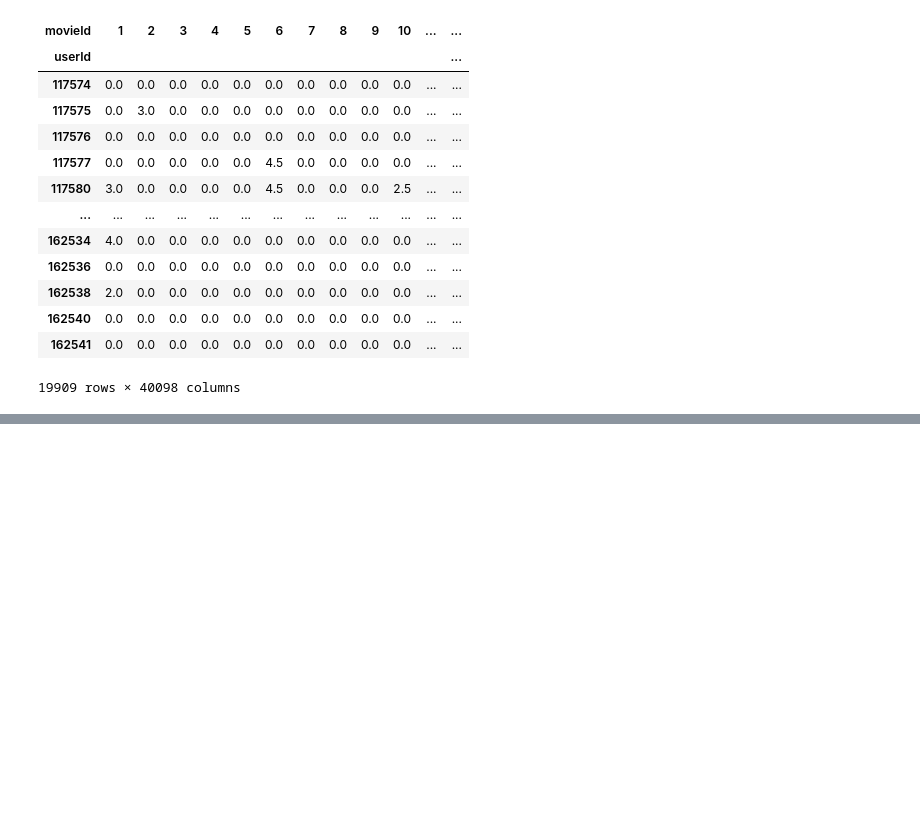
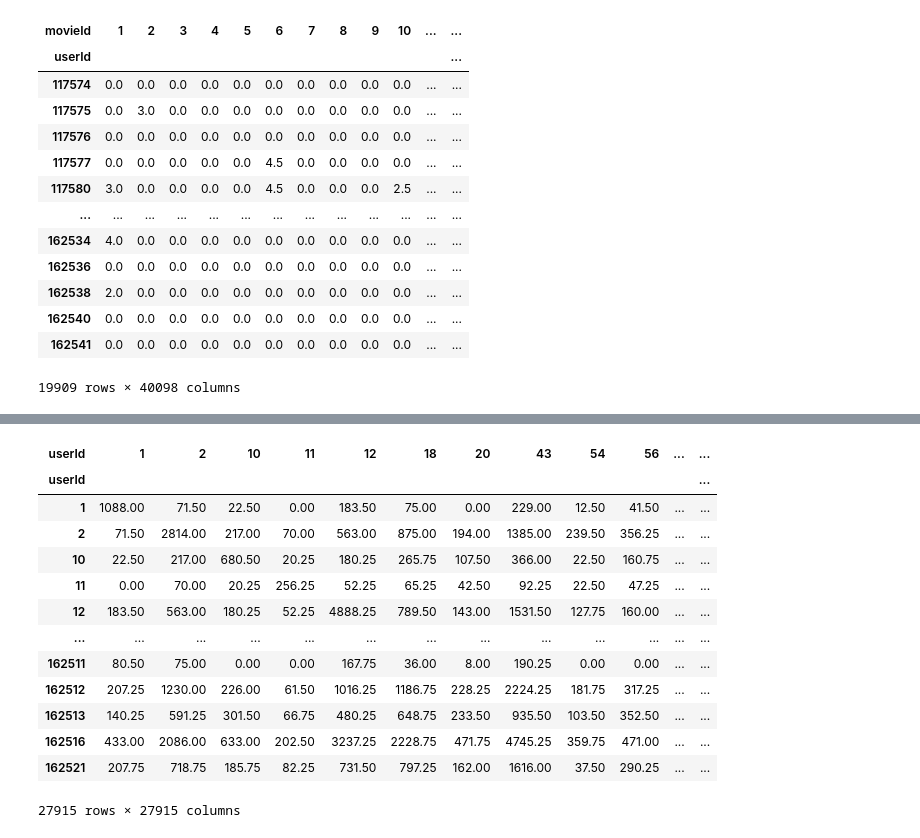
Before and after one commit to mskim94/Matrix_Factorization, a Jupyter notebook: Untitled.ipynb, the cells around one changed output, grey strips where cells are left out. Drawn from its saved outputs; the diff is of its cells as text; code cells hidden in the pictures; blank space fills up the shorter version.

```diff
--- a/Untitled.ipynb
+++ b/Untitled.ipynb
@@ -139,0 +330,18 @@ new_test
+# %%
+AAT = new_train @ new_train.T
+AAT
+# %% [output]
+| userId | 1 | 2 | 10 | 11 | 12 | 18 | 20 | 43 | 54 | 56 | ... | ... |
+| userId |  |  |  |  |  |  |  |  |  |  |  | ... |
+| 1 | 1088.00 | 71.50 | 22.50 | 0.00 | 183.50 | 75.00 | 0.00 | 229.00 | 12.50 | 41.50 | ... | ... |
+| 2 | 71.50 | 2814.00 | 217.00 | 70.00 | 563.00 | 875.00 | 194.00 | 1385.00 | 239.50 | 356.25 | ... | ... |
+| 10 | 22.50 | 217.00 | 680.50 | 20.25 | 180.25 | 265.75 | 107.50 | 366.00 | 22.50 | 160.75 | ... | ... |
+| 11 | 0.00 | 70.00 | 20.25 | 256.25 | 52.25 | 65.25 | 42.50 | 92.25 | 22.50 | 47.25 | ... | ... |
+| 12 | 183.50 | 563.00 | 180.25 | 52.25 | 4888.25 | 789.50 | 143.00 | 1531.50 | 127.75 | 160.00 | ... | ... |
+| ... | ... | ... | ... | ... | ... | ... | ... | ... | ... | ... | ... | ... |
+| 162511 | 80.50 | 75.00 | 0.00 | 0.00 | 167.75 | 36.00 | 8.00 | 190.25 | 0.00 | 0.00 | ... | ... |
+| 162512 | 207.25 | 1230.00 | 226.00 | 61.50 | 1016.25 | 1186.75 | 228.25 | 2224.25 | 181.75 | 317.25 | ... | ... |
+| 162513 | 140.25 | 591.25 | 301.50 | 66.75 | 480.25 | 648.75 | 233.50 | 935.50 | 103.50 | 352.50 | ... | ... |
+| 162516 | 433.00 | 2086.00 | 633.00 | 202.50 | 3237.25 | 2228.75 | 471.75 | 4745.25 | 359.75 | 471.00 | ... | ... |
+| 162521 | 207.75 | 718.75 | 185.75 | 82.25 | 731.50 | 797.25 | 162.00 | 1616.00 | 37.50 | 290.25 | ... | ... |
+27915 rows × 27915 columns
```
Also changed, not shown: parts of 23 cells of this notebook.
